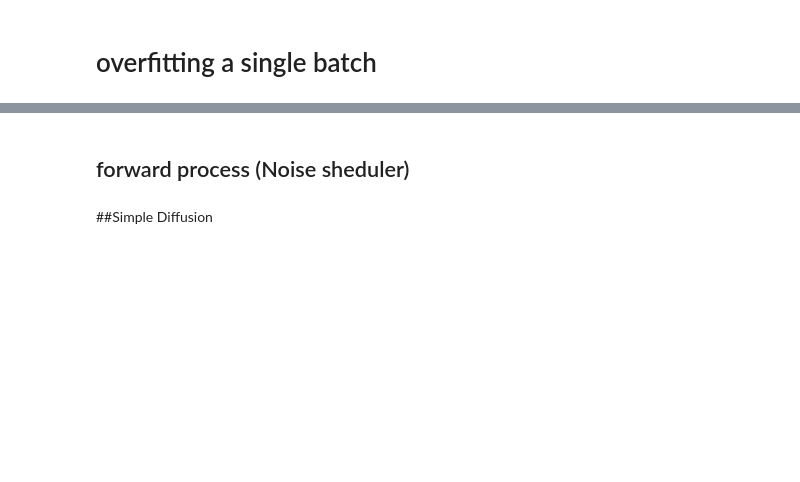
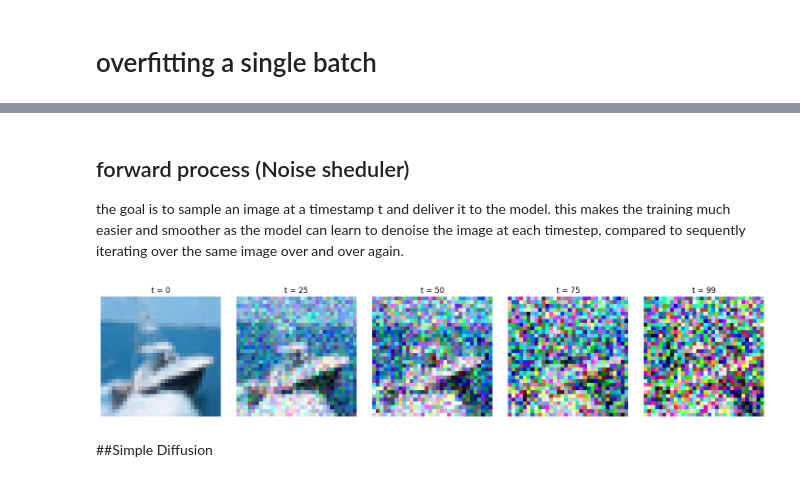
Before and after one commit to FloBaumgartner/cifar10_imgGeneration, a Jupyter notebook: vdl_mc_img-gen_cifar10.ipynb, the cells around one changed output, grey strips where cells are left out. Drawn from its saved outputs; the diff is of its cells as text; code cells hidden in the pictures; blank space fills up the shorter version.

Commit message:
simple model for overfittest success

```diff
--- a/vdl_mc_img-gen_cifar10.ipynb
+++ b/vdl_mc_img-gen_cifar10.ipynb
@@ -67,9 +67,11 @@ torch.Size([1, 3, 32, 32])
 # %% [markdown]
 ## forward process (Noise sheduler)
+
+the goal is to sample an image at a timestamp t and deliver it to the model. this makes the training much easier and smoother as the model can learn to denoise the image at each timestep, compared to sequently iterating over the same image over and over again.
 # %%
 def linear_beta_schedule(timesteps, start=0.0001, end=0.02):
     """
-    Create a linear beta schedule for the diffusion model.
+    Create a linear beta schedule for the diffusion model. it is used to calculate the noise level at each timestep.
     """
     return torch.linspace(start, end, timesteps)
 
@@ -87,7 +89,7 @@ def forward_diffusion_sample(x_0, t, sqrt_alphas_cumprod, sqrt_one_minus_alphas_
     Takes an image and a timestep as input and
     returns the noisy version of it
     """
-    noise = torch.randn_like(x_0)
+    noise = torch.randn_like(x_0) #sample noise
     sqrt_alphas_cumprod_t = get_index_from_list(sqrt_alphas_cumprod, t, x_0.shape)
     sqrt_one_minus_alphas_cumprod_t = get_index_from_list(
         sqrt_one_minus_alphas_cumprod, t, x_0.shape
@@ -144,3 +122,56 @@ stepsize = int(T/num_images)
+# %%
+# time steps
+T = 100
+# create beta schedule
+betas = linear_beta_schedule(timesteps=T)
+# precompute terms
+terms = precompute_terms(betas)
+# define timesteps for visualization
+timesteps_to_sample = [0, 25, 50, 75, 99]
+
+# ectract single overfit image
+x_0 = images_overfit[0].unsqueeze(0) # shape: (1, C, H, W)
+
+# Generate noisy samples at the selected timesteps
+noisy_images = []
+for t_val in timesteps_to_sample:
+    t_tensor = torch.tensor([t_val], dtype=torch.long)
+    noisy_img, _ = forward_diffusion_sample(
+        x_0,
+        t_tensor,
+        terms["sqrt_alphas_cumprod"],
+        terms["sqrt_one_minus_alphas_cumprod"],
+        device="cpu"
+    )
+    noisy_images.append(noisy_img[0]) # Remove batch dimension
+
+# Helper function to denormalize and convert tensor for plotting
+def denormalize_and_to_numpy(tensor_image):
+    """
+    Denormalizes and converts a tensor image to numpy for plotting.(helperfunction)
+    """
+    # The original transform was Normalize((0.5,0.5,0.5),(0.5,0.5,0.5)),
+    # therefore apply the inverse transform: image * 0.5 + 0.5
+    image = tensor_image.clone().detach()
+    image = image * 0.5 + 0.5
+    # Clamp to [0,1] just to be safe (because of the noise it could happen, that values are slightly outside this range)
+    image = image.clamp(0,1)
+    # Convert from C,H,W to H,W,C and to numpy
+    image_np = image.permute(1,2,0).cpu().numpy()
+    return image_np
+
+
+# Plot the original and noisy samples
+fig, axes = plt.subplots(1, len(timesteps_to_sample), figsize=(15, 3))
+for ax, img, t in zip(axes, noisy_images, timesteps_to_sample):
+    ax.imshow(denormalize_and_to_numpy(img))
+    ax.set_title(f"t = {t}")
+    ax.axis("off")
+
+plt.tight_layout()
+plt.show()
+# %% [output]
+[figure, added]
 # %% [markdown]
 ##Simple Diffusion
 # %%
```
Also changed, not shown: parts of 10 cells of this notebook.
